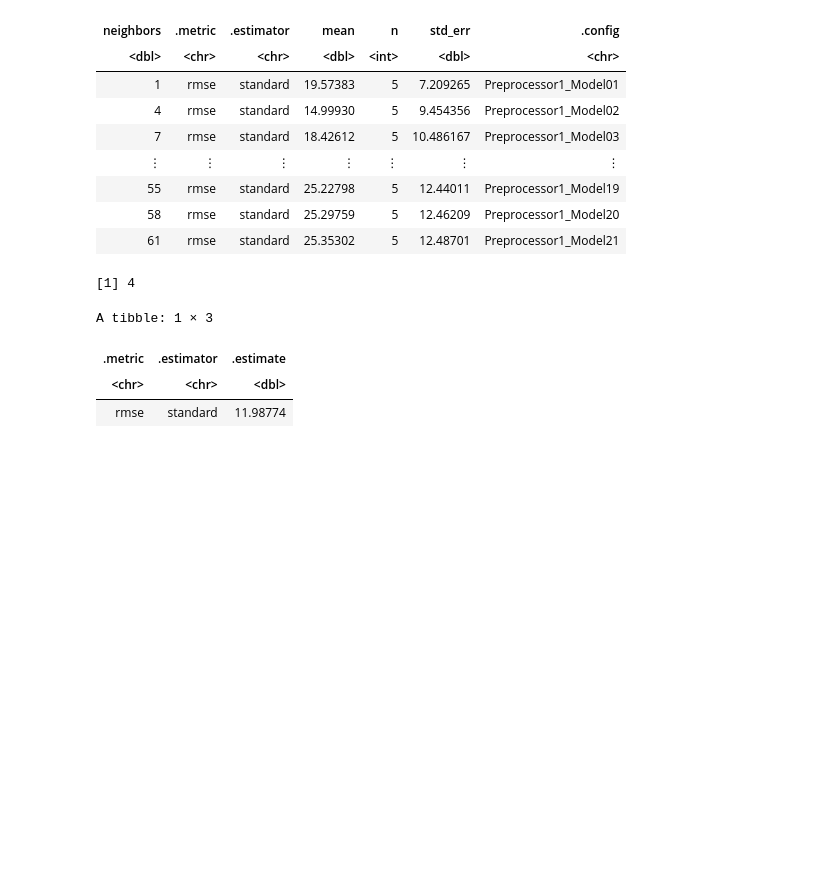
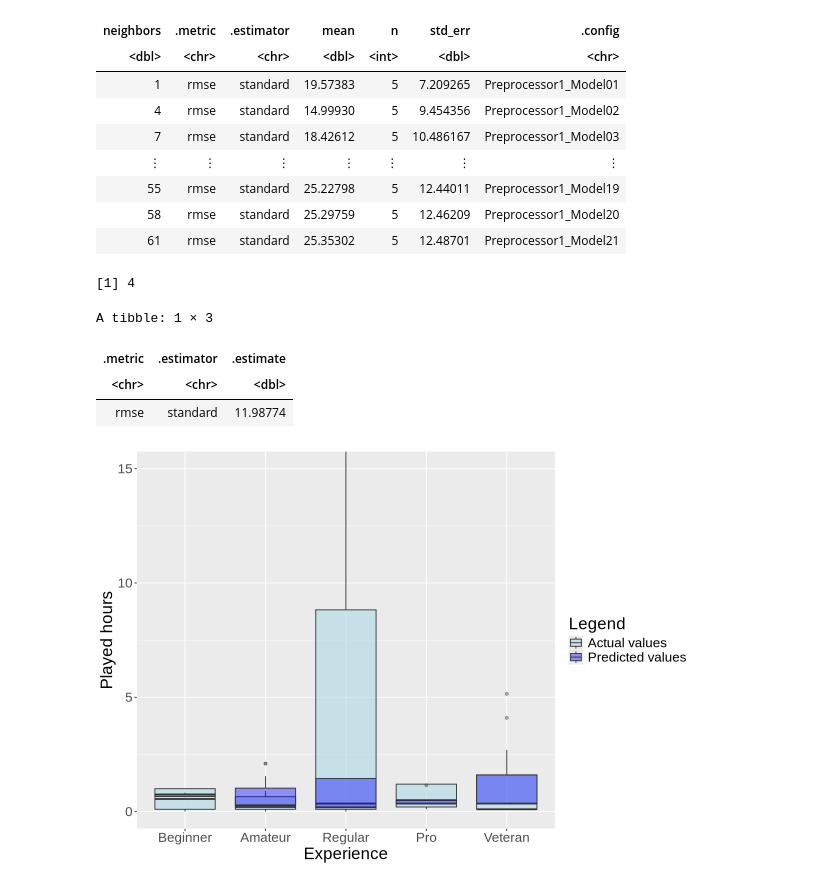
Before and after one commit to Jszut19/Jzuta-DSCI-Project, a Jupyter notebook: JZuta DSCI project code.ipynb, the cells around one changed output. Cells and saved outputs as stored; diff of their text form; code cells hidden in the pictures; blank space fills up the shorter version.

Commit message:
Add boxplot comparing actual vs predicted played hours by experience level.
Created a boxplot showing actual versus predicted played hours across experience levels using KNN predictions on the test set. The plot uses clear colors and labels, orders experience logically, and adjusts size and text for better readability using options.

```diff
--- a/JZuta DSCI project code.ipynb
+++ b/JZuta DSCI project code.ipynb
@@ -207,3 +207,24 @@ A tibble: 1 × 3
 | .metric | .estimator | .estimate |
 | <chr> | <chr> | <dbl> |
 | rmse | standard | 11.98774 |
+# %%
+#Plotting
+options(repr.plot.width = 10, repr.plot.height= 7)
+knn_preds <- predict(player_wk, test) |>
+  bind_cols(test)
+
+lm_predictions_box <- knn_preds |>
+    ggplot() +
+    geom_boxplot(aes(x = fct_relevel(experience, 'Beginner', 'Amateur', 'Regular', 'Pro', 'Veteran'),
+                   y = played_hours, fill = 'Actual values'), alpha = 0.6) +
+    geom_boxplot(aes(x = fct_relevel(experience, 'Beginner', 'Amateur', 'Regular', 'Pro', 'Veteran'),
+                   y = .pred, fill = 'Predicted values'), alpha = 0.4) +
+    scale_fill_manual(values = c('Actual values' = 'lightblue', 'Predicted values' = 'blue'),
+                    name = 'Legend') +
+    xlab('Experience') +
+    ylab('Played hours') +
+    coord_cartesian(ylim = c(0, 15)) +
+    theme(text = element_text(size = 20))
+lm_predictions_box
+# %% [output]
+[figure, added]
```
